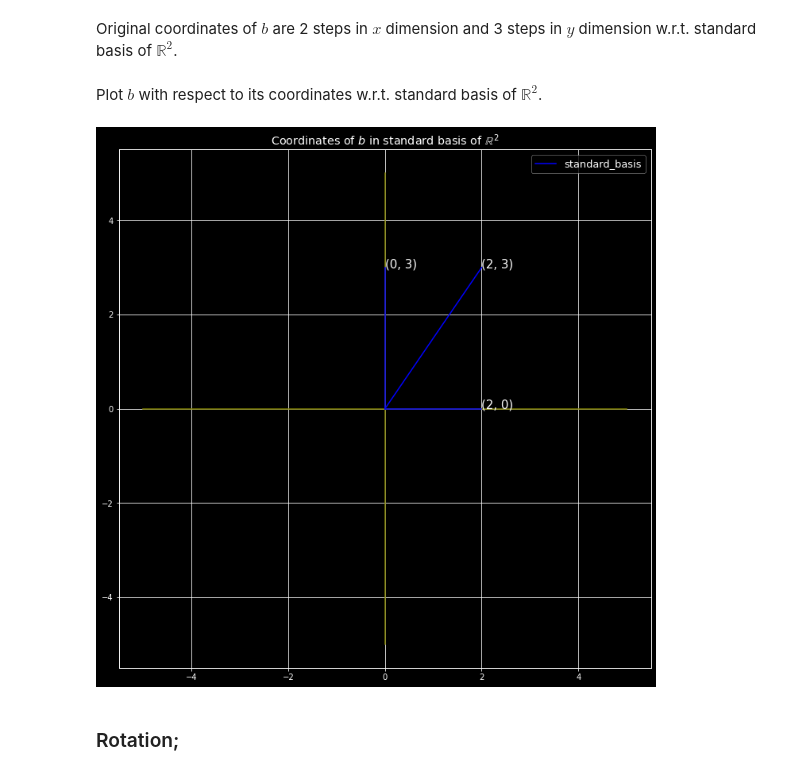
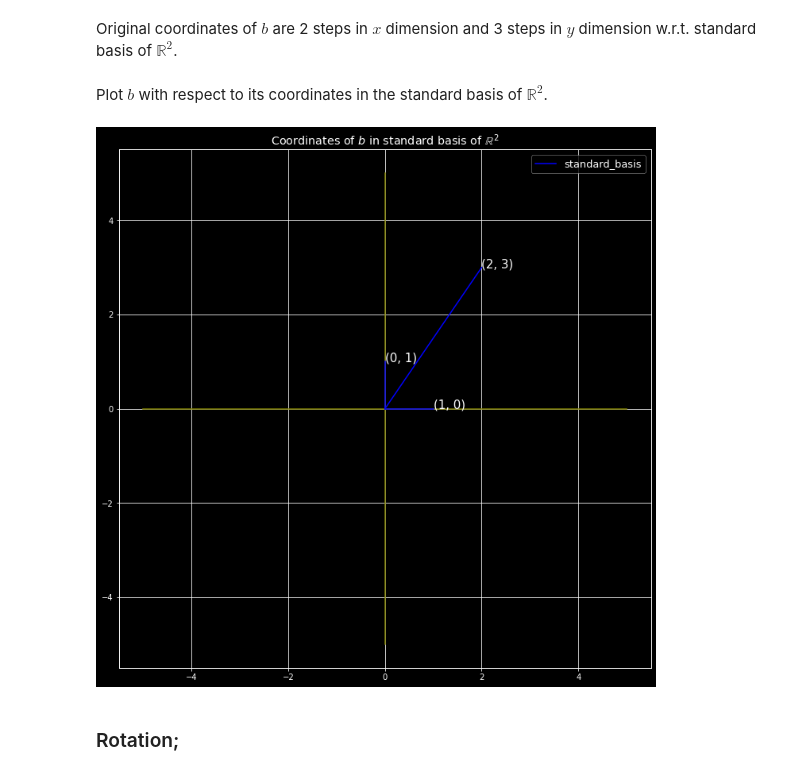
Before and after one commit to mariovas3/fun_maths, a Jupyter notebook: rotations_and_reflections.ipynb, the cells around one changed output. Drawn from its saved outputs; the diff is of its cells as text; code cells hidden in the pictures.

```diff
--- a/rotations_and_reflections.ipynb
+++ b/rotations_and_reflections.ipynb
@@ -12,24 +12,24 @@ Original coordinates of $b$ are 2 steps in $x$ dimension and 3 steps in $y$ dime
 # 2 steps in x dimension and 3 steps in y dimension of standard basis of R^2
 b = np.array([2., 3.]).reshape(-1, 1)
 # %% [markdown]
-Plot $b$ with respect to its coordinates w.r.t. standard basis of $\mathbb{R}^2$.
+Plot $b$ with respect to its coordinates in the standard basis of $\mathbb{R}^2$.
 # %%
 fig, ax = plt.subplots(figsize=(12, 12))
 # standard basis axes;
 ax.plot([0, 0], [-5, 5], color='olive')
 ax.plot([-5, 5], [0, 0], color='olive')
 # coordinates of b w.r.t. standard basis coordinates;
-ax.plot([0, 0], [0, 3], color="blue", label="standard_basis")
-ax.plot([0, 2], [0, 0], color="blue")
+ax.plot([0, 0], [0, 1], color="blue", label="standard_basis")
+ax.plot([0, 1], [0, 0], color="blue")
 ax.plot([0, 2], [0, 3], color="blue")
-ax.annotate(text="(0, 3)", xy=(0, 3), size=15)
-ax.annotate(text="(2, 0)", xy=(2, 0), size=15)
+ax.annotate(text="(0, 1)", xy=(0, 1), size=15)
+ax.annotate(text="(1, 0)", xy=(1, 0), size=15)
 ax.annotate(text="(2, 3)", xy=(2, 3), size=15)
 ax.set_title("Coordinates of $b$ in standard basis of $\mathbb{R}^2$")
 ax.legend(fontsize=13)
 plt.show()
 # %% [output]
-[figure, old version]
+[figure, new version]
 # %% [markdown]
 ### Rotation;
 # %%
```
Also changed, not shown: parts of 11 cells of this notebook.
